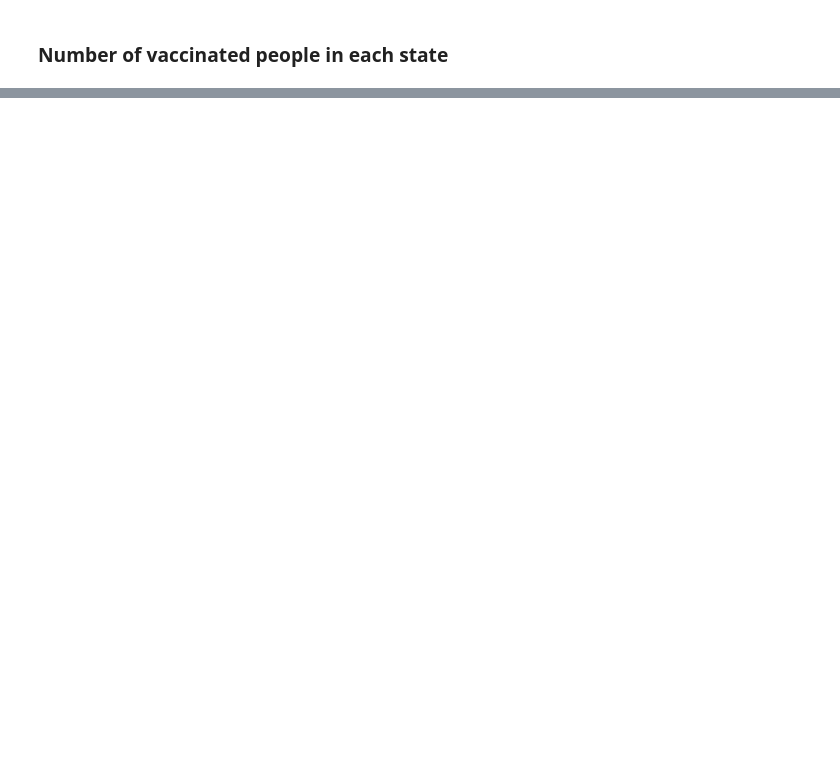
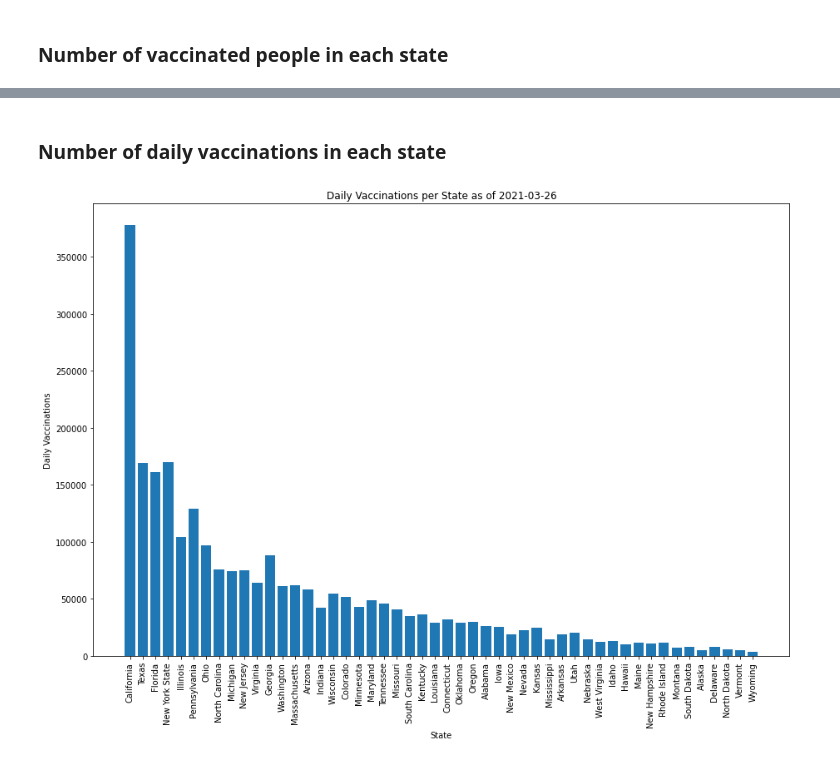
Before and after one commit to ezrc2/covid-vaccine-analysis, a Jupyter notebook: us-vaccines.ipynb, the cells around one changed output, grey strips where cells are left out. Saved outputs shown, nothing was run; the diff lists cells and outputs as text; code cells hidden in the pictures; blank space fills up the shorter version.

```diff
--- a/us-vaccines.ipynb
+++ b/us-vaccines.ipynb
@@ -60,0 +59,19 @@ plt.show()
+# %% [markdown]
+### Number of daily vaccinations in each state
+# %%
+x = {}
+for state in states:
+    location = df.loc[df['location'] == state]
+    row = location.iloc[-1]
+    x[state] = row['daily_vaccinations']
+
+states = sorted(x, key=x.get, reverse=True)
+plt.figure(figsize=(15, 10))
+plt.bar(x.keys(), x.values())
+plt.xticks(rotation=90)
+plt.title(f'Daily Vaccinations per State as of {most_recent_date}')
+plt.xlabel('State')
+plt.ylabel('Daily Vaccinations')
+plt.show()
+# %% [output]
+[figure, added]
```
Also changed, not shown: parts of 5 cells of this notebook.
